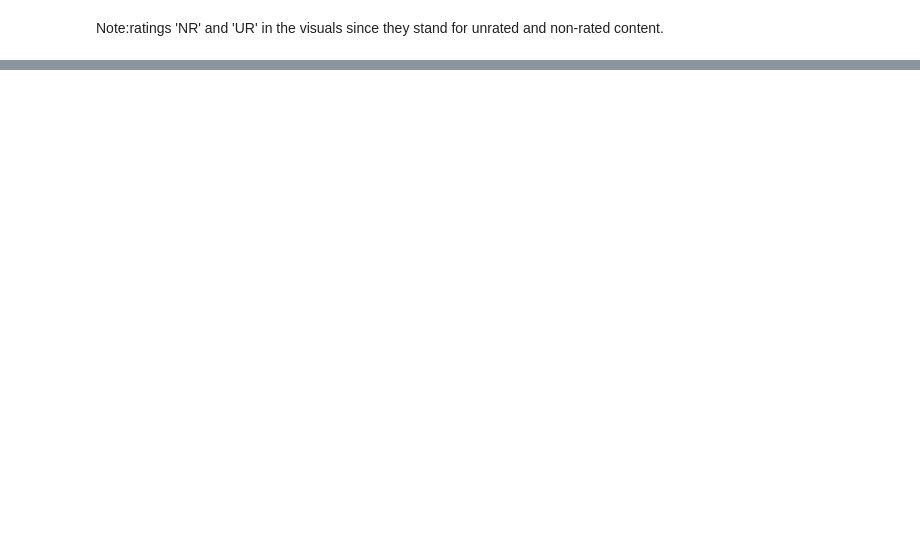
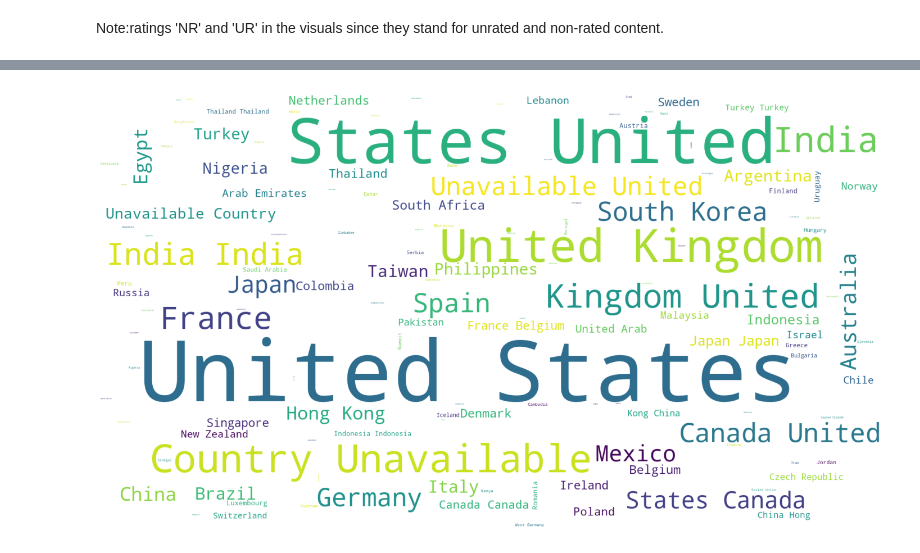
Before and after one commit to aditi10998/Netflix_movies_and_TV_shows, a Jupyter notebook: NETFLIX_MOVIES_AND_TV_SHOWS_CLUSTERING.ipynb, the cells around one changed output, grey strips where cells are left out. Cells and saved outputs as stored; diff of their text form; code cells hidden in the pictures; blank space fills up the shorter version.

Commit message:
Adding wordcloud

```diff
--- a/NETFLIX_MOVIES_AND_TV_SHOWS_CLUSTERING.ipynb
+++ b/NETFLIX_MOVIES_AND_TV_SHOWS_CLUSTERING.ipynb
@@ -268,0 +280,2 @@ Note:ratings 'NR' and 'UR' in the visuals since they stand for unrated and non-r
+# %%
+Netflix_df['release_year']=pd.to_datetime(Netflix_df['release_year'])
@@ -268,0 +303,13 @@ Note:ratings 'NR' and 'UR' in the visuals since they stand for unrated and non-r
+# %%
+plt.subplots(figsize=(25,15))
+wordcloud = WordCloud(
+                          background_color='white',
+                          width=1920,
+                          height=1080
+                         ).generate(" ".join(Netflix_df.country))
+plt.imshow(wordcloud)
+plt.axis('off')
+plt.savefig('country.png')
+plt.show()
+# %% [output]
+[figure, added]
```
Also changed, not shown: parts of 11 cells of this notebook.
